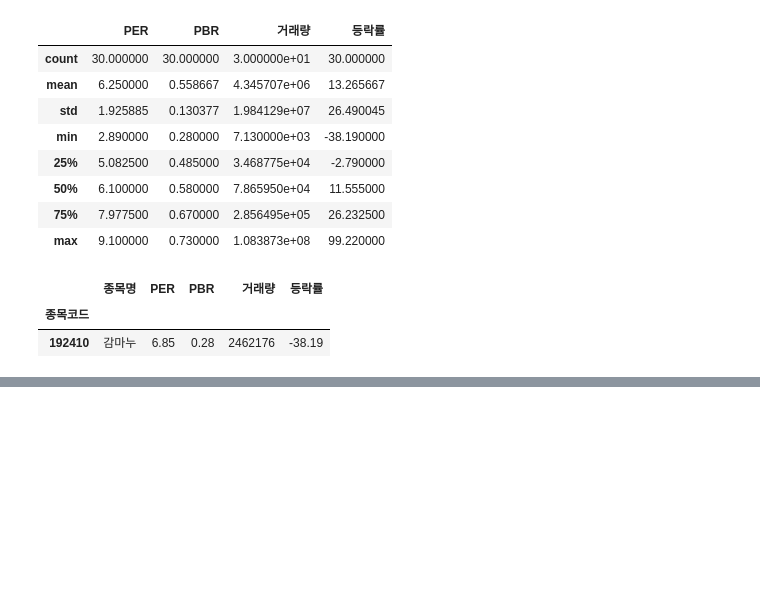
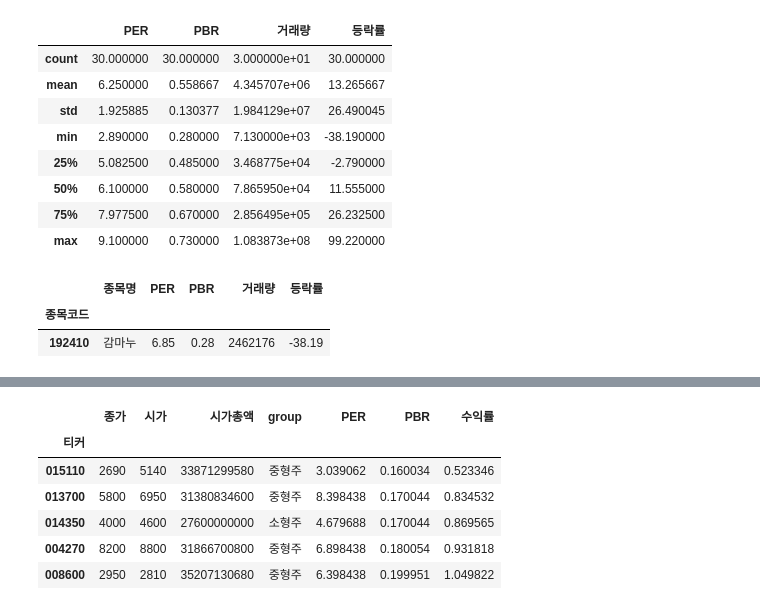
Before and after one commit to sharebook-kr/book-pandas-for-finance, a Jupyter notebook: ch12/ch12_per_pbr.ipynb, the cells around one changed output, grey strips where cells are left out. Cells and saved outputs as stored; diff of their text form; code cells hidden in the pictures; blank space fills up the shorter version.

```diff
--- a/ch12/ch12_per_pbr.ipynb
+++ b/ch12/ch12_per_pbr.ipynb
@@ -298,0 +303,10 @@ df6[df6['등락률'] == df6['등락률'].min()]
+# %%
+from pykrx import stock
+import pandas as pd
+
+df1 = stock.get_market_cap_by_ticker("20100104")
+df1 = df1[["종가", "시가총액"]]
+df1.columns = ["시가", "시가총액"]
+df1 = df1.sort_values('시가총액')
+df1['group'] = pd.cut(df1.reset_index().index, bins=3, labels=['소형주', '중형주', '대형주'])
+df1.tail()
@@ -298,0 +321,4 @@ df6[df6['등락률'] == df6['등락률'].min()]
+# %%
+df2 = stock.get_market_fundamental_by_ticker("20100104")
+df2 = df2[['PER', 'PBR']]
+df2.head()
@@ -298,0 +333,4 @@ df6[df6['등락률'] == df6['등락률'].min()]
+# %%
+df3 = stock.get_market_ohlcv_by_ticker("20101231", prev=True)
+df3 = df3[['종가']]
+df3.head()
@@ -298,0 +357,14 @@ df6[df6['등락률'] == df6['등락률'].min()]
+# %%
+df = df.query('PBR != 0')
+df['수익률'] = df['종가'] / df['시가']
+cond = (df['PER'] >= 2.5) & (df['PER'] <= 10)
+top30 = df[cond].sort_values('PBR').groupby('group').head(30)
+top30.head()
+# %% [output]
+|  | 종가 | 시가 | 시가총액 | group | PER | PBR | 수익률 |
+| 티커 |  |  |  |  |  |  |  |
+| 015110 | 2690 | 5140 | 33871299580 | 중형주 | 3.039062 | 0.160034 | 0.523346 |
+| 013700 | 5800 | 6950 | 31380834600 | 중형주 | 8.398438 | 0.170044 | 0.834532 |
+| 014350 | 4000 | 4600 | 27600000000 | 소형주 | 4.679688 | 0.170044 | 0.869565 |
+| 004270 | 8200 | 8800 | 31866700800 | 중형주 | 6.898438 | 0.180054 | 0.931818 |
+| 008600 | 2950 | 2810 | 35207130680 | 중형주 | 6.398438 | 0.199951 | 1.049822 |
```
Also changed, not shown: parts of 12 cells of this notebook, 1 other file.
